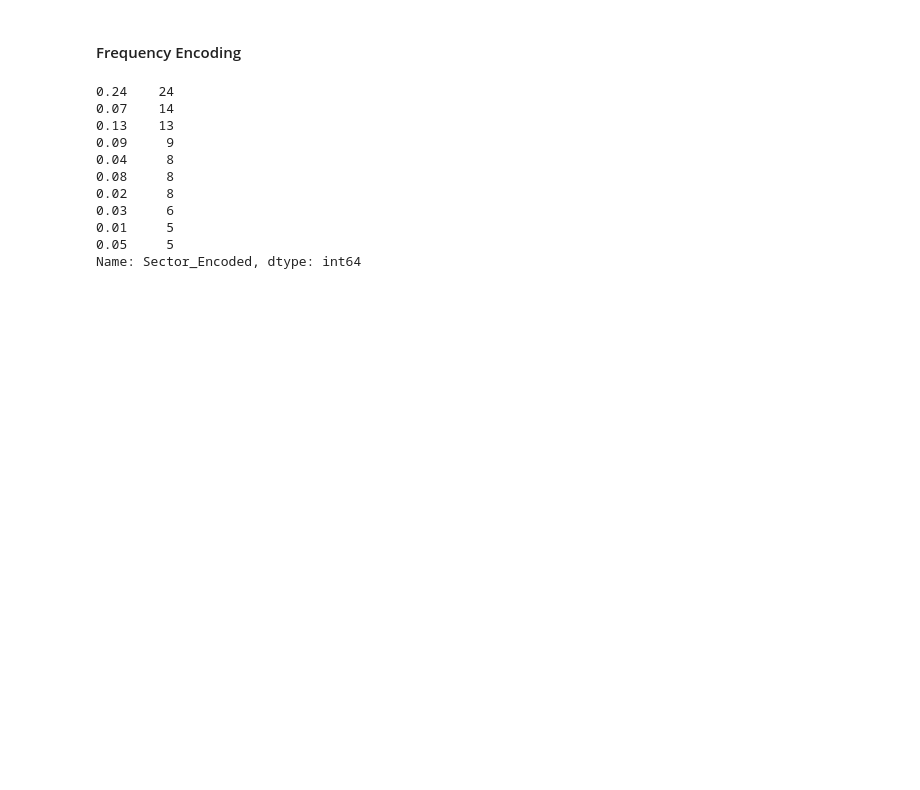
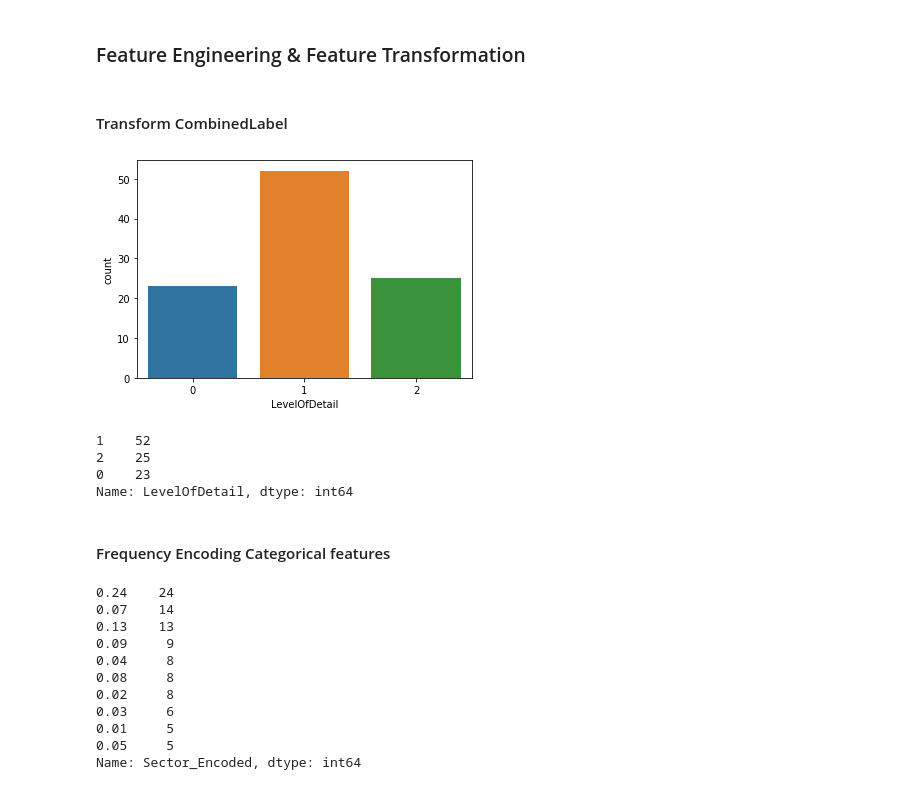
Before and after one commit to nguyenyenchi/Aus_Data_Breach_Statements, a Jupyter notebook: 5.9.2023 Data Prep & Modelling Thesis Data Breach.ipynb, the cells around one changed output. Saved outputs shown, nothing was run; the diff lists cells and outputs as text; code cells hidden in the pictures; blank space fills up the shorter version.

```diff
--- a/5.9.2023 Data Prep & Modelling Thesis Data Breach.ipynb
+++ b/5.9.2023 Data Prep & Modelling Thesis Data Breach.ipynb
@@ -26,0 +37,10 @@ memory usage: 20.4+ KB
+# %% [markdown]
+### Feature Engineering & Feature Transformation
+# %% [markdown]
+#### Transform CombinedLabel
+# %%
+# Rename the column
+df.rename(columns={'CombinedLabel': 'LevelOfDetail'}, inplace=True)
+
+# Convert the class label from int to string
+df['LevelOfDetail'] = df['LevelOfDetail'].astype(str)
@@ -27,5 +52,17 @@ memory usage: 20.4+ KB
+# %%
+sns.countplot(x='LevelOfDetail', data=df)
+plt.show()
+# %% [output]
+[figure, new version]
+# %%
+df['LevelOfDetail'].value_counts()
+# %% [output]
+1    52
+2    25
+0    23
+Name: LevelOfDetail, dtype: int64
 # %% [markdown]
-#### Frequency Encoding
+#### Frequency Encoding Categorical features
 # %%
 nominal_col = ['DataBreachSource', 'Channel', 'Sector', 'VaderSentiment']
 
```
Also changed, not shown: parts of 75 cells of this notebook, 1 other file.
